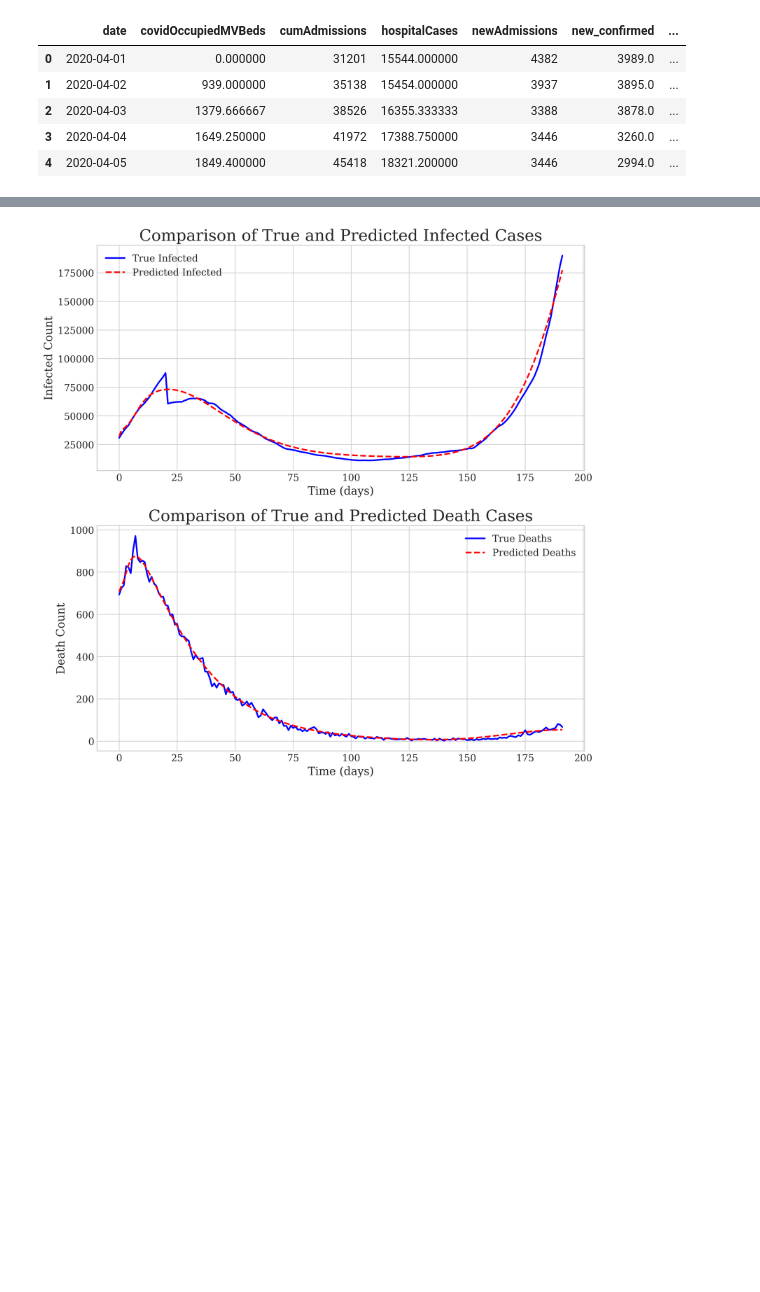
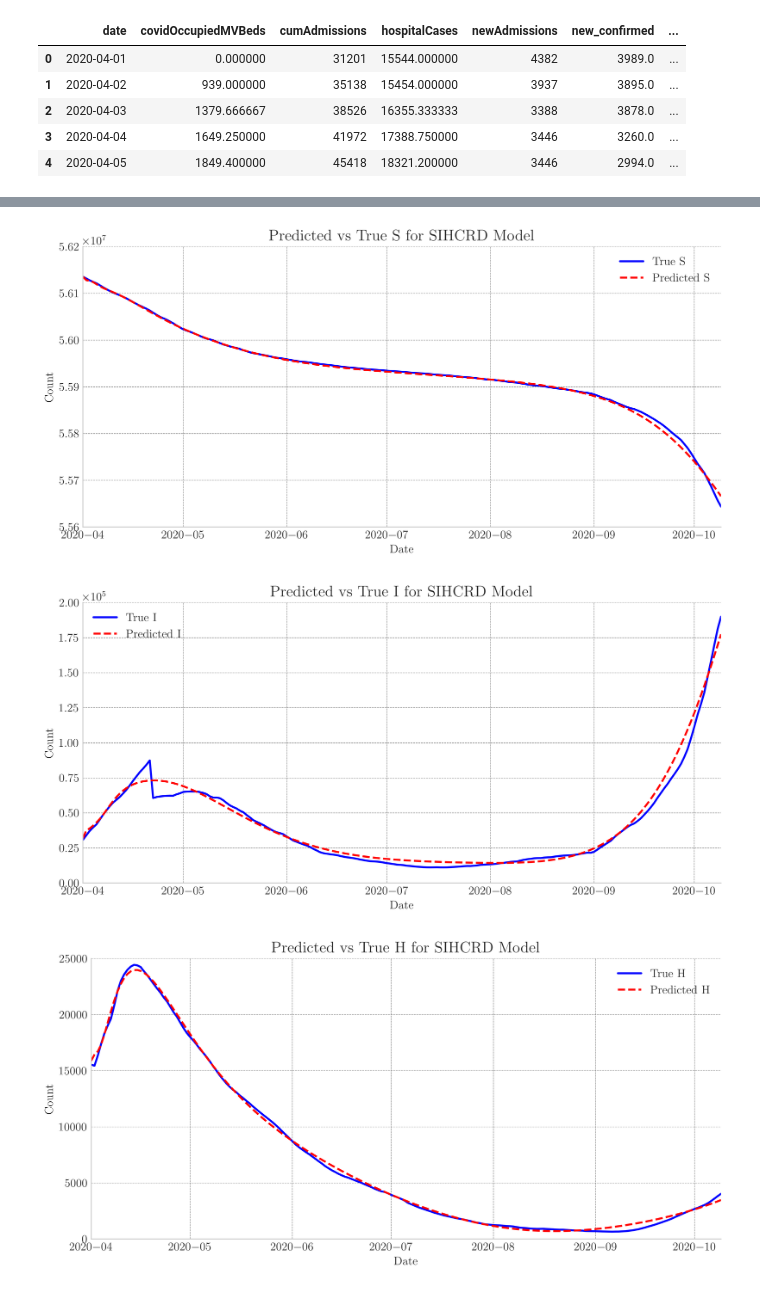
Before and after one commit to michaelajao/data_driven_vaccination, a Jupyter notebook: notebooks/SIHCRD.ipynb, the cells around one changed output, grey strips where cells are left out. Saved outputs shown, nothing was run; the diff lists cells and outputs as text; code cells hidden in the pictures; blank space fills up the shorter version.

Commit message:
Update figures in reports directory

```diff
--- a/notebooks/SIHCRD.ipynb
+++ b/notebooks/SIHCRD.ipynb
@@ -677,4 +680,8 @@ plot_loss(losses, "SIHCRD_Model")
 # %%
+import matplotlib.dates as mdates
+from pandas.plotting import register_matplotlib_converters
+register_matplotlib_converters()
+
 model.eval()  # Set the model to evaluation mode
 with torch.no_grad():
     predictions = model(t_train).cpu()  # Move tensors to CPU for plotting
@@ -707,57 +714,50 @@ rescaled_pred = scaler.inverse_transform(
         [
             S_pred.view(-1, 1).numpy(),
             I_pred.view(-1, 1).numpy(),
             H_pred.view(-1, 1).numpy(),
             C_pred.view(-1, 1).numpy(),
             R_pred.view(-1, 1).numpy(),
             D_pred.view(-1, 1).numpy(),
         ],
         axis=1,
     )
 )
 
 rescaled_true = scaler.inverse_transform(
     np.concatenate(
         [
             S_true.view(-1, 1).numpy(),
             I_true.view(-1, 1).numpy(),
             H_true.view(-1, 1).numpy(),
             C_true.view(-1, 1).numpy(),
             R_true.view(-1, 1).numpy(),
             D_true.view(-1, 1).numpy(),
         ],
         axis=1,
     )
 )
 
 
-# Extract rescaled infected and death counts
-I_pred_rescaled = rescaled_pred[:, 1]  # 'I' is the second column for infected
-D_pred_rescaled = rescaled_pred[:, 5]  # 'D' is the sixth column for deaths
+# Extract rescaled for all compartments and plot individual plots
+S_pred_rescaled, I_pred_rescaled, H_pred_rescaled, C_pred_rescaled, R_pred_rescaled, D_pred_rescaled = rescaled_pred[:, 0], rescaled_pred[:, 1], rescaled_pred[:, 2], rescaled_pred[:, 3], rescaled_pred[:, 4], rescaled_pred[:, 5]
 
-I_true_rescaled = rescaled_true[:, 1]
-D_true_rescaled = rescaled_true[:, 5]
+S_true_rescaled, I_true_rescaled, H_true_rescaled, C_true_rescaled, R_true_rescaled, D_true_rescaled = rescaled_true[:, 0], rescaled_true[:, 1], rescaled_true[:, 2], rescaled_true[:, 3], rescaled_true[:, 4], rescaled_true[:, 5]
 
-# Create subplot grid for plotting (vertical layout)
-fig, axs = plt.subplots(nrows=2, ncols=1, figsize=(12, 7))
-
-# Plotting Infected Cases
-axs[0].plot(I_true_rescaled, label='True Infected', color='blue')
-axs[0].plot(I_pred_rescaled, label='Predicted Infected', color='red', linestyle='--')
-axs[0].set_title('Comparison of True and Predicted Infected Cases')
-axs[0].set_xlabel('Time (days)')
-axs[0].set_ylabel('Infected Count')
-axs[0].legend()
-
-# Plotting Death Cases
-axs[1].plot(D_true_rescaled, label='True Deaths', color='blue')
-axs[1].plot(D_pred_rescaled, label='Predicted Deaths', color='red', linestyle='--')
-axs[1].set_title('Comparison of True and Predicted Death Cases')
-axs[1].set_xlabel('Time (days)')
-axs[1].set_ylabel('Death Count')
-axs[1].legend()
-
-plt.tight_layout()
-plt.show()
+# Plot the rescaled predictions and true values for each compartment on a different plot
+# Generate plots for each component
+for i, comp in enumerate(["S", "I", "H", "C", "R", "D"]):
+    plt.figure(figsize=(10, 5))
+    plt.plot(train_data["date"], rescaled_true[:, i], label=f"True {comp}", color="blue", linewidth=2)
+    plt.plot(train_data["date"], rescaled_pred[:, i], label=f"Predicted {comp}", linestyle="--", color="red", linewidth=2)
+    plt.title(f"Predicted vs True {comp} for SIHCRD Model")
+    plt.xlabel("Date")
+    plt.ylabel("Count")
+    plt.legend()
+    # plt.grid(True)
+    plt.tight_layout()
+    plt.savefig(f"reports/figures/SIHCRD_{comp}_Predicted_vs_True.pdf")
+    plt.show()
 # %% [output]
-[figure, old version]
+[figure, new version]
+[figure, added]
+[figure, added]
```
Also changed, not shown: parts of 18 cells of this notebook, 2 other files.
